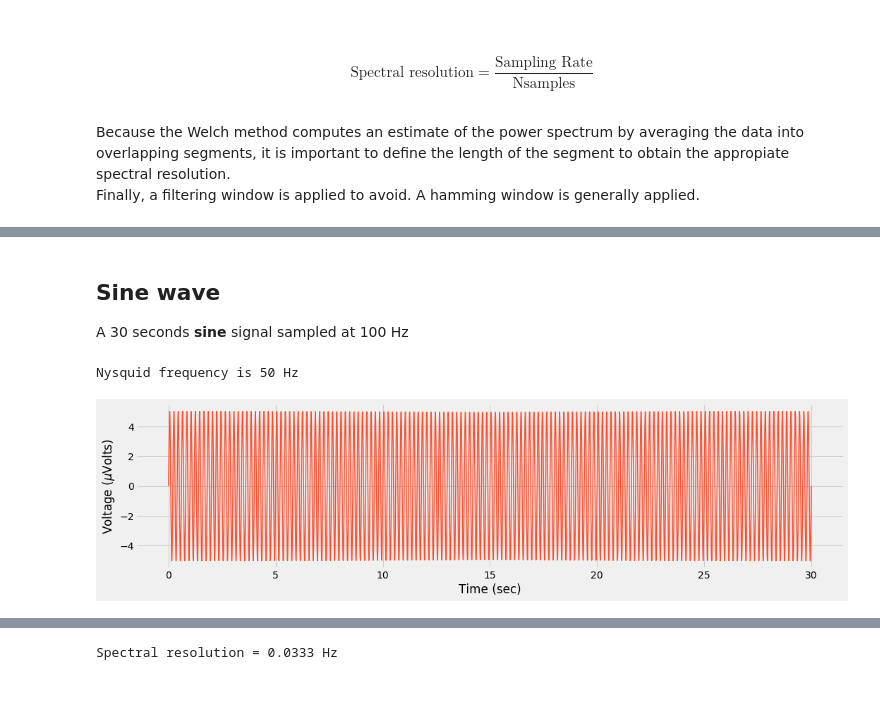
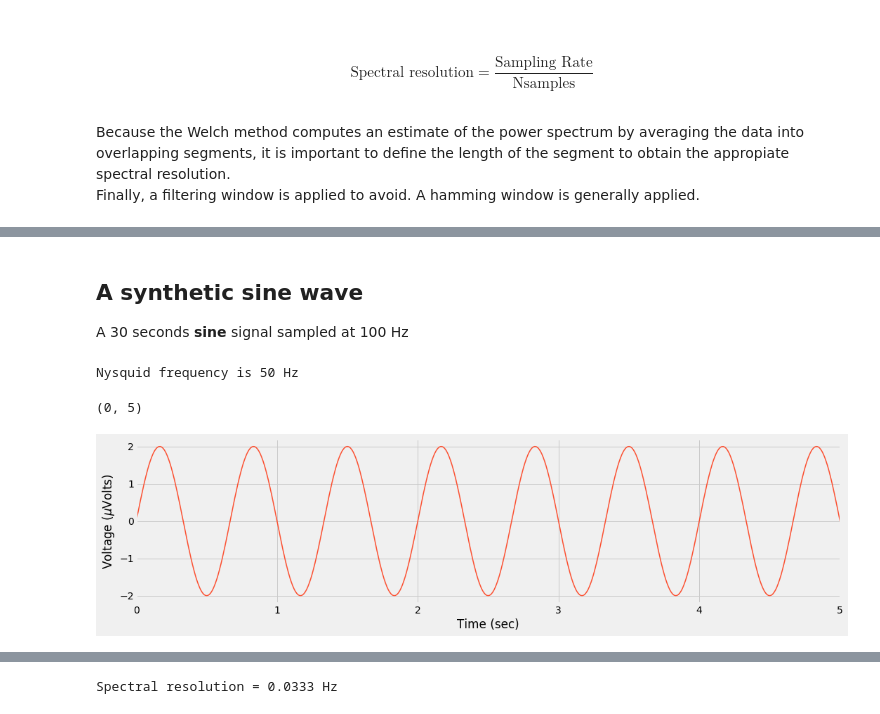
Before and after one commit to OrielBanne/myIPythonNotebooks, a Jupyter notebook: Signal_Processing/Welch's periodogram.ipynb, the cells around one changed output, grey strips where cells are left out. Drawn from its saved outputs; the diff is of its cells as text; code cells hidden in the pictures.

```diff
--- a/Signal_Processing/Welch's periodogram.ipynb
+++ b/Signal_Processing/Welch's periodogram.ipynb
@@ -32,18 +34,20 @@ Finally, a filtering window is applied to avoid. A hamming window is generally a
 # %% [markdown]
-## Sine wave
+## A synthetic sine wave
 
 A 30 seconds **sine** signal sampled at 100 Hz
 # %%
 sr = 100
 Nysquid = sr/2
 print('Nysquid frequency is %d Hz'%Nysquid)
 t = np.linspace(0,30,num=30*sr)
 mysine = lambda f: np.sin(2*PI*f*t)
 
-sine = 5*mysine(5)
+sine = 2*mysine(1.5)
 fig, ax = plt.subplots(figsize=(16,4))
 plt.plot(t, sine, lw = 1.5, color='C1')
 plt.xlabel('Time (sec)'), plt.ylabel('Voltage ($\mu$Volts)');
+plt.xlim(0,5)
 # %% [output]
 Nysquid frequency is 50 Hz
+(0, 5)
-[figure, old version]
+[figure, new version]
```
Also changed, not shown: parts of 21 cells of this notebook, 1 other file.
